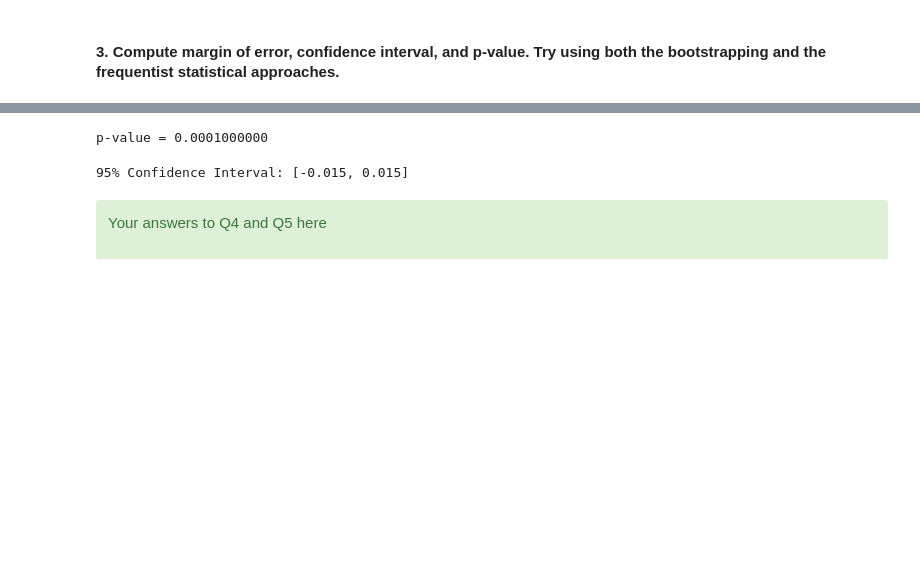
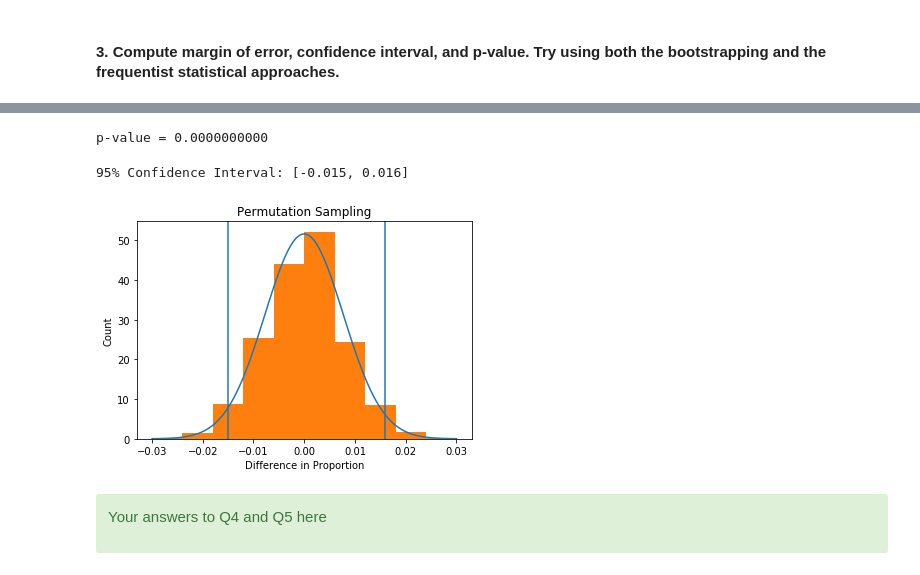
Before and after one commit to dtse91/Springboard, a Jupyter notebook: Exploratory Data Analysis/EDA_racial_discrimination/sliderule_dsi_inferential_statistics_exercise_2.ipynb, the cells around one changed output, grey strips where cells are left out. Drawn from its saved outputs; the diff is of its cells as text; code cells hidden in the pictures; blank space fills up the shorter version.

```diff
--- a/Exploratory Data Analysis/EDA_racial_discrimination/sliderule_dsi_inferential_statistics_exercise_2.ipynb
+++ b/Exploratory Data Analysis/EDA_racial_discrimination/sliderule_dsi_inferential_statistics_exercise_2.ipynb
@@ -133,13 +167,14 @@ print('95% Confidence Interval: = ({:2.3f}, {:2.3f})  Margin of error = {:.4f}'.
 # Perform a two-sample bootstrap hypothesis test
 
 def get_prop_diff(data1, data2):
+    """Generate a proportion difference from two data sets."""
     p1 = np.sum(data1)/len(data1)
     p2 = np.sum(data2)/len(data2)
 
     return p1-p2
 
 def get_permutation_replicate(data1, data2, func, size=1):
-    """Generate a permutation sample from two data sets."""
+    """Generate a permutation replicates from two data sets."""
 
     permutation_replicates = np.empty(size)
     data = np.concatenate((data1, data2))
@@ -157,13 +192,13 @@ def get_permutation_replicate(data1, data2, func, size=1):
 
 
 # Compute 10,000 bootstrap replicates from shifted arrays
-bs_replicates = get_permutation_replicate(w.call, b.call, get_prop_diff, size=10000)
+bs_replicates = get_permutation_replicate(b.call, w.call, get_prop_diff, size=10000)
 
 # Compute and print p-value: p
-p_val = np.sum(bs_replicates >= empirical_diff_prop) / len(bs_replicates)
+p_val = np.sum(bs_replicates <= empirical_diff_prop) / len(bs_replicates)
 print('p-value = %.10f' % p_val)
 # %% [output]
-p-value = 0.0001000000
+p-value = 0.0000000000
 # %%
 # Bootstrap approach: 95% confidence interval
 # Bootstrapping allows us to take percentiles of the bootstrap replicates to get the confidence interval
@@ -171,7 +206,28 @@ bootstrap_CI_95 = np.percentile(bs_replicates,[2.5,97.5])
 bootstrap_CI_95 = [round(bootstrap_CI_95[0],3), round(bootstrap_CI_95[1],3)]
 print('95% Confidence Interval: ' + str(bootstrap_CI_95))
 # %% [output]
-95% Confidence Interval: [-0.015, 0.015]
+95% Confidence Interval: [-0.015, 0.016]
+# %%
+# Bootstrap approach: Plot distribution of the bootstrap replicates, and also plot the frequentist
+# Parameters for plotting
+x = np.linspace(-0.03, 0.03, 100)
+call_back_rate_mean = np.mean(bs_replicates)
+call_back_rate_std = np.std(bs_replicates)
+pdf = stats.norm.pdf(x, call_back_rate_mean, call_back_rate_std)
+
+# Plot
+plt.plot(x, pdf)
+plt.hist(bs_replicates, range = [-0.03, 0.03], normed=True) # set normed true because we are comparing to a pdf
+plt.axvline(x=bootstrap_CI_95[0])
+plt.axvline(x=bootstrap_CI_95[1])
+
+# Axis Labels
+plt.ylabel('Count')
+plt.xlabel('Difference in Proportion')
+plt.title('Permutation Sampling')
+plt.show()
+# %% [output]
+[figure, added]
 # %% [markdown]
 <div class="span5 alert alert-success">
 <p> Your answers to Q4 and Q5 here </p>
```
Also changed, not shown: parts of 10 cells of this notebook.
